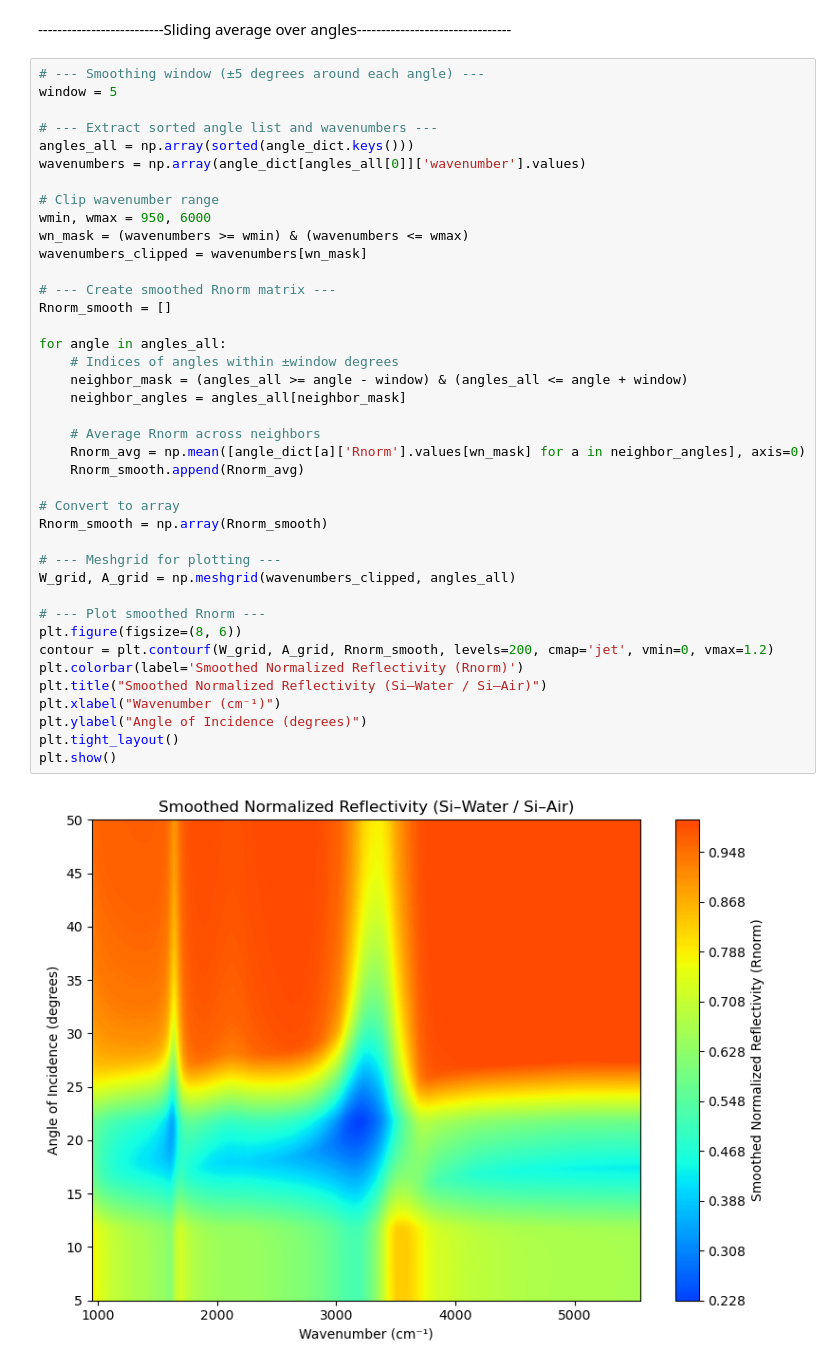
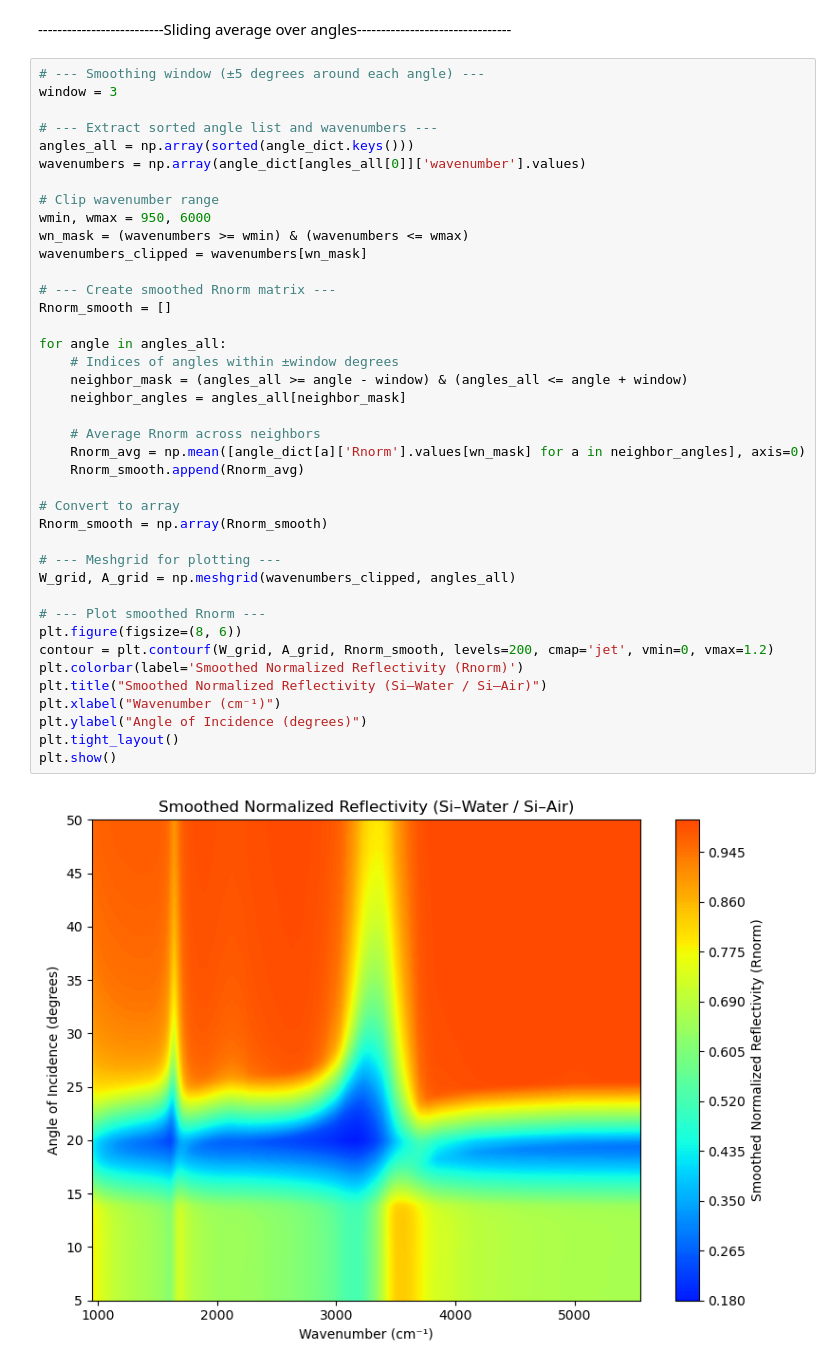
Before and after one commit to surmur/Plasmons, a Jupyter notebook: Theory R Si-H2O vs Si air.ipynb, the cells around one changed output. Drawn from its saved outputs; the diff is of its cells as text.

```diff
--- a/Theory R Si-H2O vs Si air.ipynb
+++ b/Theory R Si-H2O vs Si air.ipynb
@@ -169,7 +169,7 @@ plt.show()
 --------------------------Sliding average over angles--------------------------------
 # %%
 # --- Smoothing window (±5 degrees around each angle) ---
-window = 5
+window = 3
 
 # --- Extract sorted angle list and wavenumbers ---
 angles_all = np.array(sorted(angle_dict.keys()))
@@ -181,34 +181,34 @@ wn_mask = (wavenumbers >= wmin) & (wavenumbers <= wmax)
 wavenumbers_clipped = wavenumbers[wn_mask]
 
 # --- Create smoothed Rnorm matrix ---
 Rnorm_smooth = []
 
 for angle in angles_all:
     # Indices of angles within ±window degrees
     neighbor_mask = (angles_all >= angle - window) & (angles_all <= angle + window)
     neighbor_angles = angles_all[neighbor_mask]
 
     # Average Rnorm across neighbors
     Rnorm_avg = np.mean([angle_dict[a]['Rnorm'].values[wn_mask] for a in neighbor_angles], axis=0)
     Rnorm_smooth.append(Rnorm_avg)
 
 # Convert to array
 Rnorm_smooth = np.array(Rnorm_smooth)
 
 # --- Meshgrid for plotting ---
 W_grid, A_grid = np.meshgrid(wavenumbers_clipped, angles_all)
 
 # --- Plot smoothed Rnorm ---
 plt.figure(figsize=(8, 6))
 contour = plt.contourf(W_grid, A_grid, Rnorm_smooth, levels=200, cmap='jet', vmin=0, vmax=1.2)
 plt.colorbar(label='Smoothed Normalized Reflectivity (Rnorm)')
 plt.title("Smoothed Normalized Reflectivity (Si–Water / Si–Air)")
 plt.xlabel("Wavenumber (cm⁻¹)")
 plt.ylabel("Angle of Incidence (degrees)")
 plt.tight_layout()
 plt.show()
 # %% [output]
-[figure, old version]
+[figure, new version]
 # %%
 # --- Select target wavenumbers (approximate values) ---
 target_wavenumbers = [1000, 2000, 5000]
```
Also changed, not shown: parts of 2 cells of this notebook.
